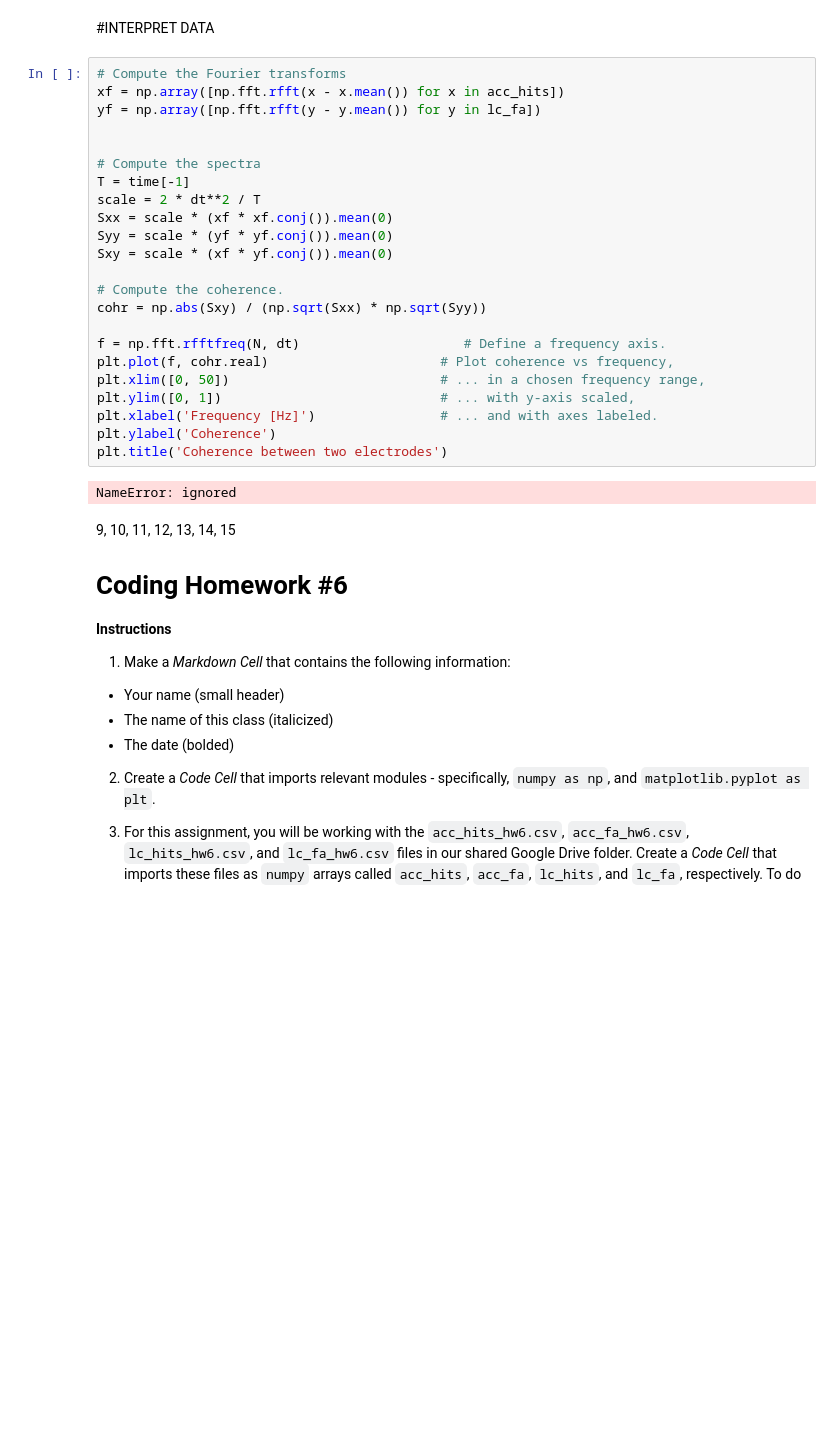
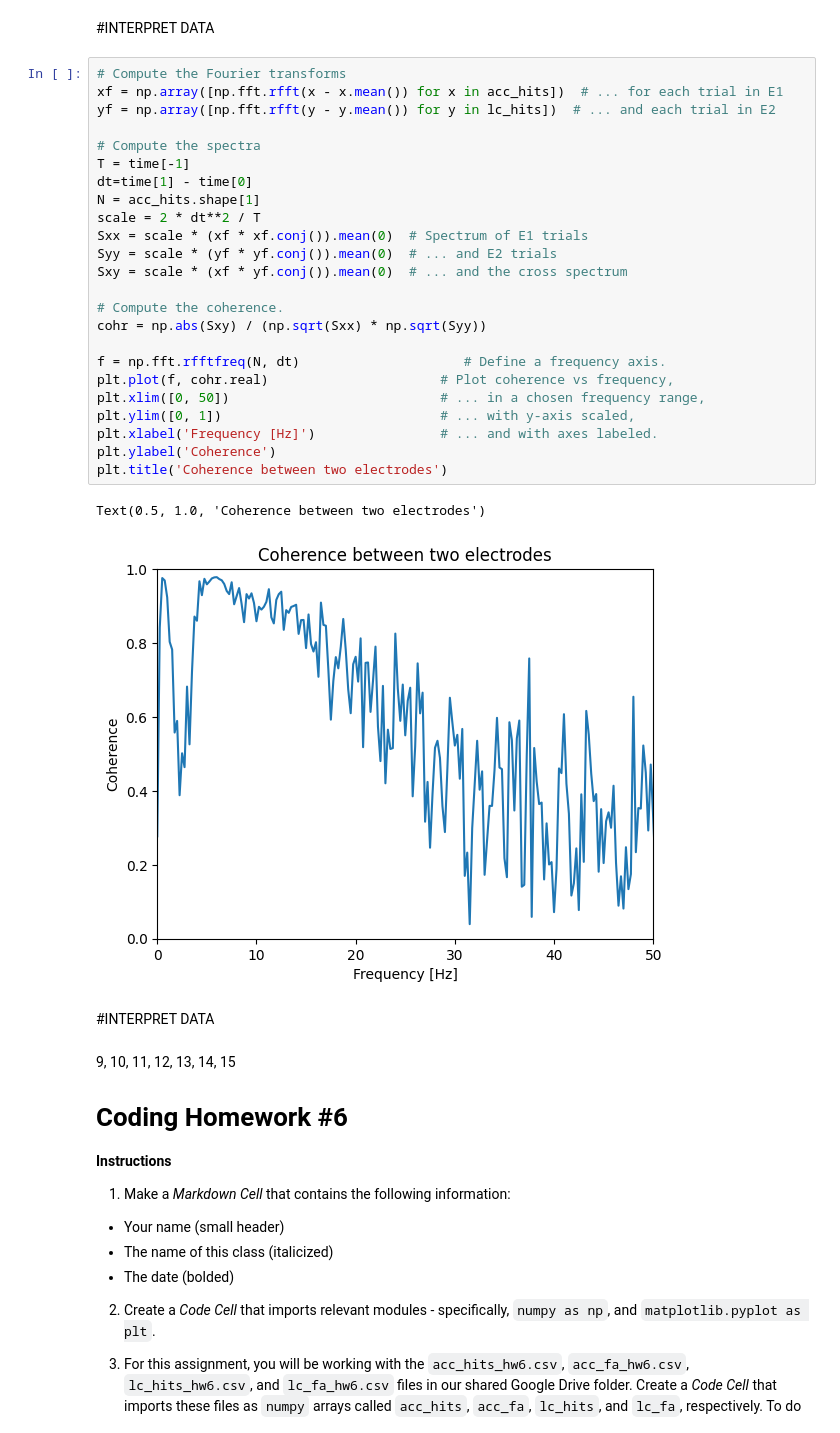
Before and after one commit to zoyaholin/Neur265HOLIN, a Jupyter notebook: coding_homework_6.ipynb, the cells around one changed output. Drawn from its saved outputs; the diff is of its cells as text; blank space fills up the shorter version.

```diff
--- a/coding_homework_6.ipynb
+++ b/coding_homework_6.ipynb
@@ -63,29 +63,33 @@ Text(0.5, 1.0, 'lc_hits First Trial')
 #INTERPRET DATA
 # %%
 # Compute the Fourier transforms
-xf = np.array([np.fft.rfft(x - x.mean()) for x in acc_hits])
-yf = np.array([np.fft.rfft(y - y.mean()) for y in lc_fa])
-
+xf = np.array([np.fft.rfft(x - x.mean()) for x in acc_hits])  # ... for each trial in E1
+yf = np.array([np.fft.rfft(y - y.mean()) for y in lc_hits])  # ... and each trial in E2
 
 # Compute the spectra
 T = time[-1]
+dt=time[1] - time[0]
+N = acc_hits.shape[1]
 scale = 2 * dt**2 / T
-Sxx = scale * (xf * xf.conj()).mean(0)
-Syy = scale * (yf * yf.conj()).mean(0)
-Sxy = scale * (xf * yf.conj()).mean(0)
+Sxx = scale * (xf * xf.conj()).mean(0)  # Spectrum of E1 trials
+Syy = scale * (yf * yf.conj()).mean(0)  # ... and E2 trials
+Sxy = scale * (xf * yf.conj()).mean(0)  # ... and the cross spectrum
 
 # Compute the coherence.
 cohr = np.abs(Sxy) / (np.sqrt(Sxx) * np.sqrt(Syy))
 
 f = np.fft.rfftfreq(N, dt)                     # Define a frequency axis.
 plt.plot(f, cohr.real)                      # Plot coherence vs frequency,
 plt.xlim([0, 50])                           # ... in a chosen frequency range,
 plt.ylim([0, 1])                            # ... with y-axis scaled,
 plt.xlabel('Frequency [Hz]')                # ... and with axes labeled.
 plt.ylabel('Coherence')
 plt.title('Coherence between two electrodes')
 # %% [output]
-NameError: ignored
+Text(0.5, 1.0, 'Coherence between two electrodes')
+[figure, added]
+# %% [markdown]
+#INTERPRET DATA
 # %% [markdown]
 9, 10, 11, 12, 13, 14, 15
 # Coding Homework #6
```
